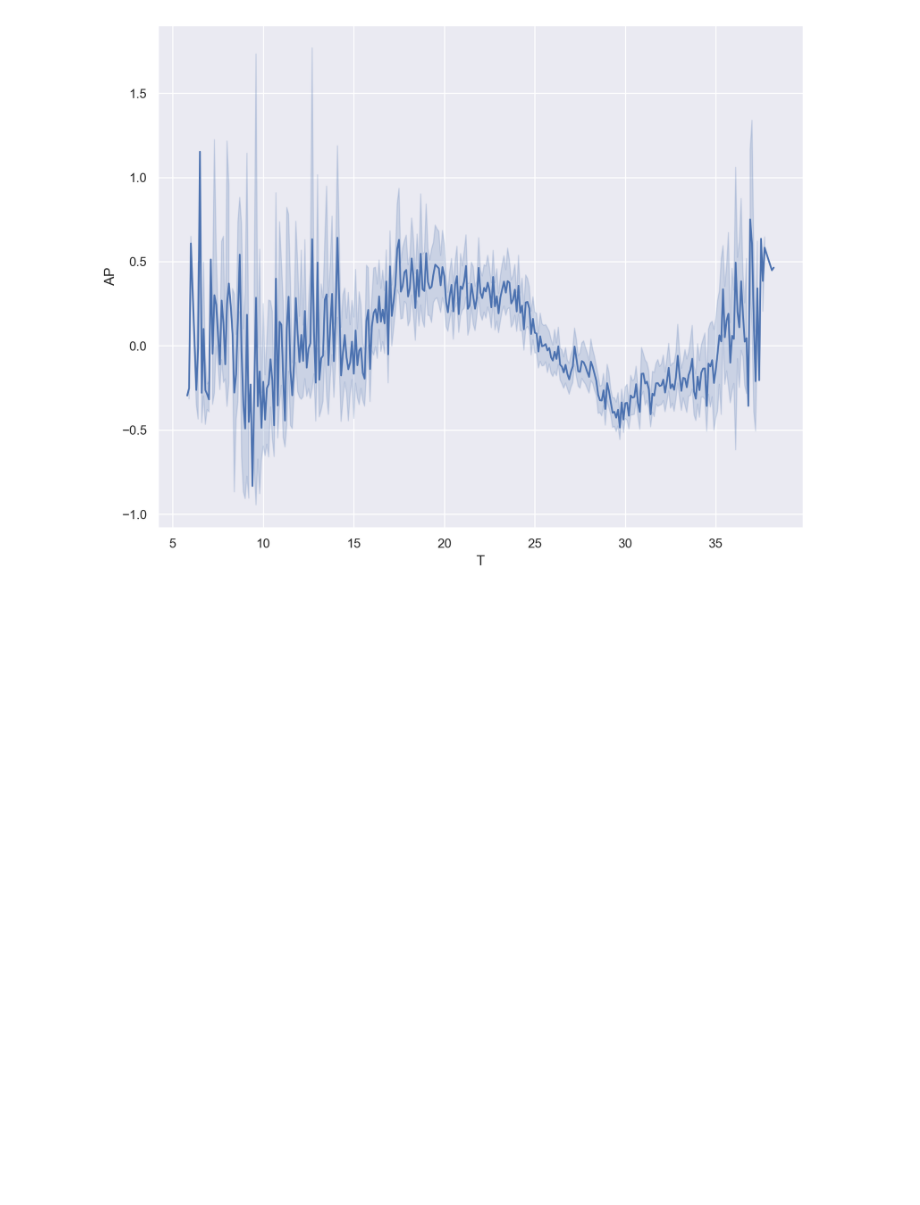
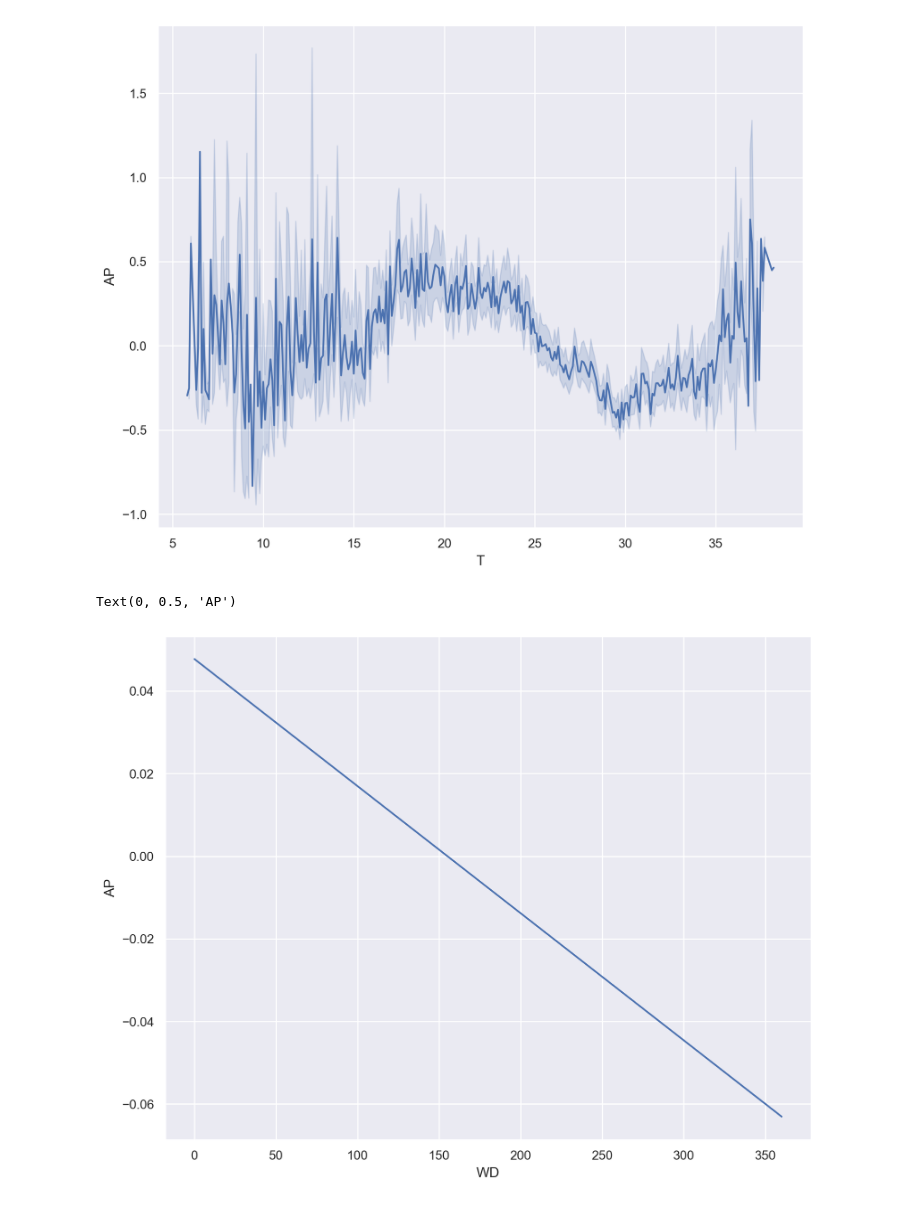
Before and after one commit to yuirito/MathModel, a Jupyter notebook: 实测数据处理.ipynb, the cells around one changed output. Cells and saved outputs as stored; diff of their text form; code cells hidden in the pictures; blank space fills up the shorter version.

```diff
--- a/实测数据处理.ipynb
+++ b/实测数据处理.ipynb
@@ -92,3 +92,10 @@ for i in range(0,5):
 [figure]
 [figure]
 [figure]
+# %%
+T = df['T'].to_numpy()
+H = df['H'].to_numpy()
+WS = df['WS'].to_numpy()
+WD = df['WD'].to_numpy()
+P = df['P'].to_numpy()
+AP = df['AP'].to_numpy()
@@ -94,0 +104,13 @@ for i in range(0,5):
+# %%
+pol = np.polyfit(WD,AP,1)
+p = np.poly1d(pol)
+pfit = p(WD)
+# %%
+plt.figure(figsize=(10,8), dpi=200)
+sns.lineplot(y=pfit, x=WD)
+plt.xlabel('WD')
+plt.ylabel('AP')
+# plt.savefig(str(para[i]) + '-' + 'AP' + '.png', dpi=200)
+# %% [output]
+Text(0, 0.5, 'AP')
+[figure, added]
```
Also changed, not shown: parts of 1 cell of this notebook, 20 other files.
